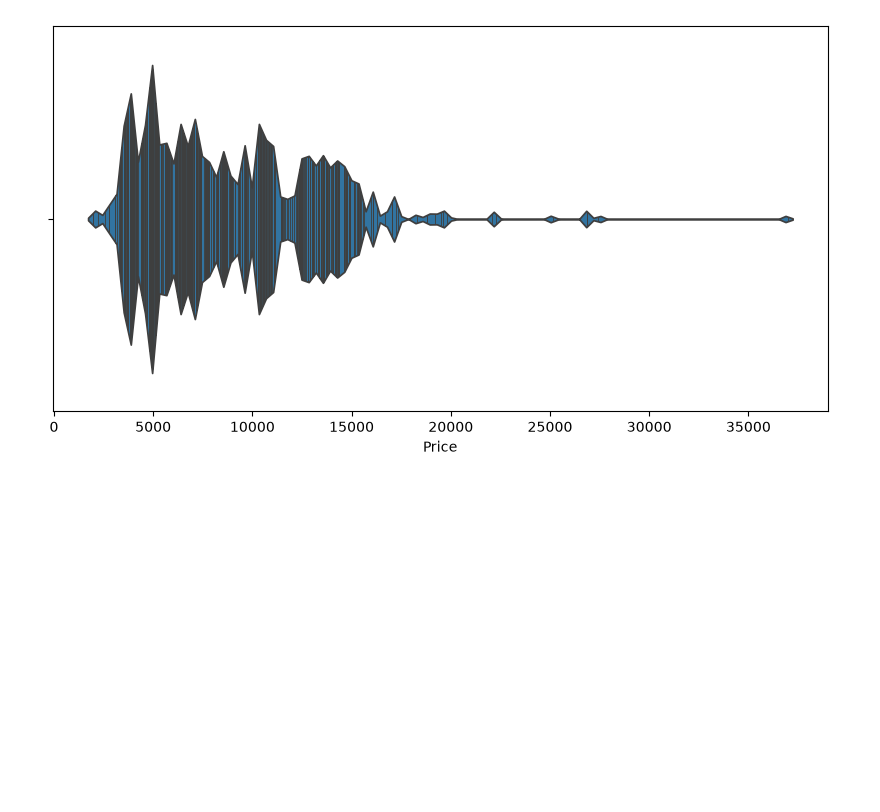
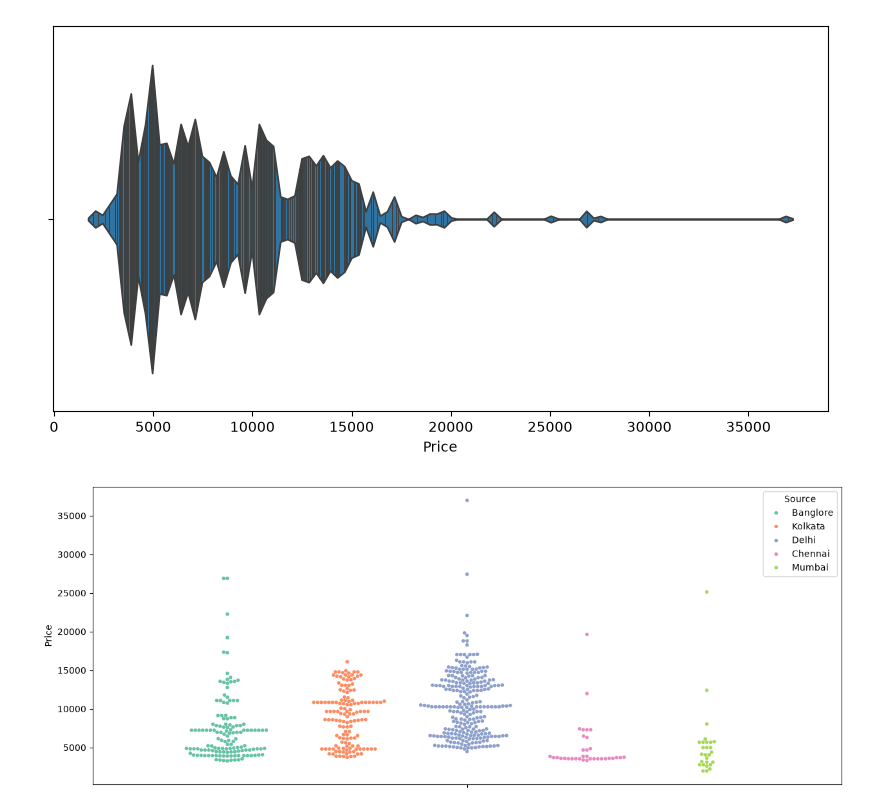
Before and after one commit to vaishnavidhanavade/03-Data-Manupulation-Pandas, a Jupyter notebook: 01.Pandas-Level-01.ipynb/4_Plotting-Enhancment.ipynb, the cells around one changed output. Cells and saved outputs as stored; diff of their text form; code cells hidden in the pictures; blank space fills up the shorter version.

```diff
--- a/01.Pandas-Level-01.ipynb/4_Plotting-Enhancment.ipynb
+++ b/01.Pandas-Level-01.ipynb/4_Plotting-Enhancment.ipynb
@@ -318,3 +318,9 @@ sns.violinplot(data=df,x='Price',inner="stick",bw_adjust=0.1)
 # %% [output]
 <Axes: xlabel='Price'>
 [figure]
+# %%
+plt.figure(figsize=(15,6))
+sns.swarmplot(data=df,hue='Source',y='Price',dodge='True',palette='Set2',size=4)
+plt.show()
+# %% [output]
+[figure, added]
```
